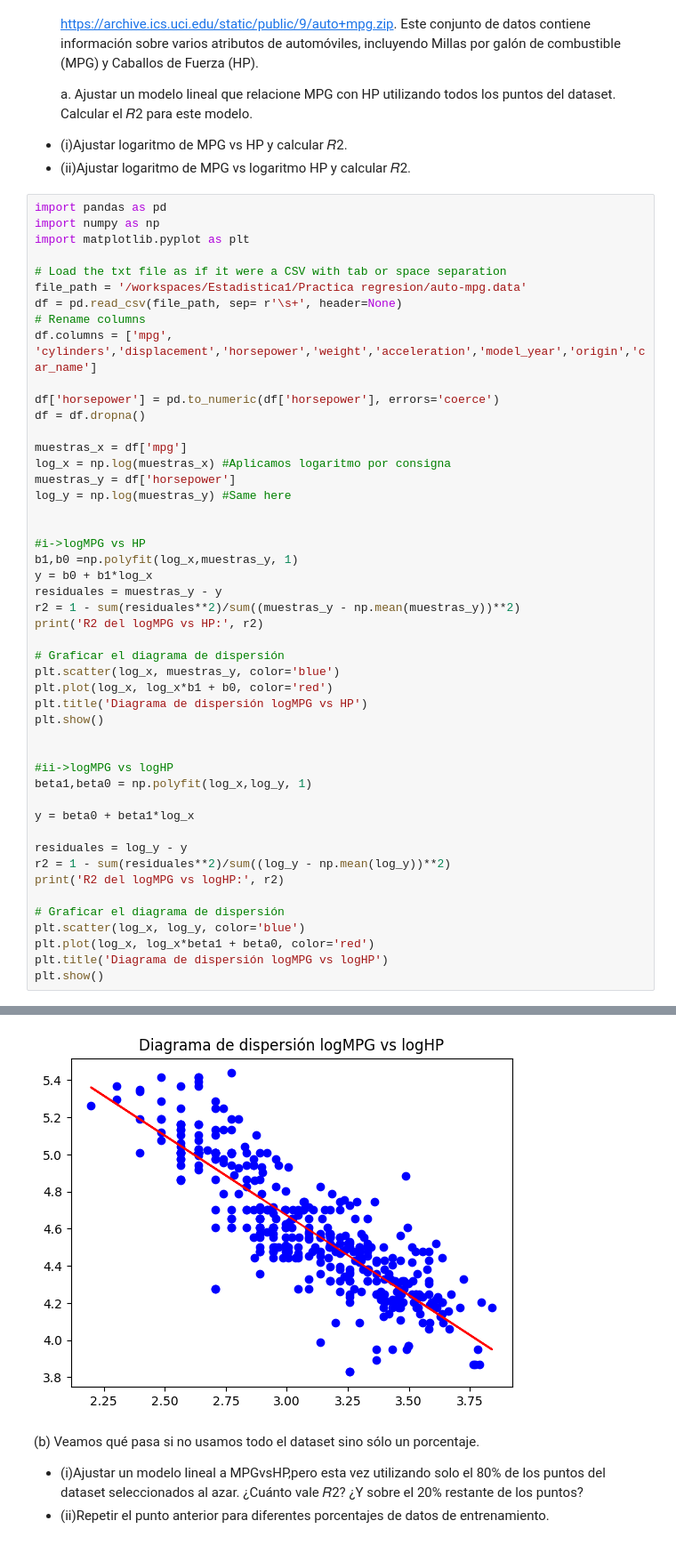
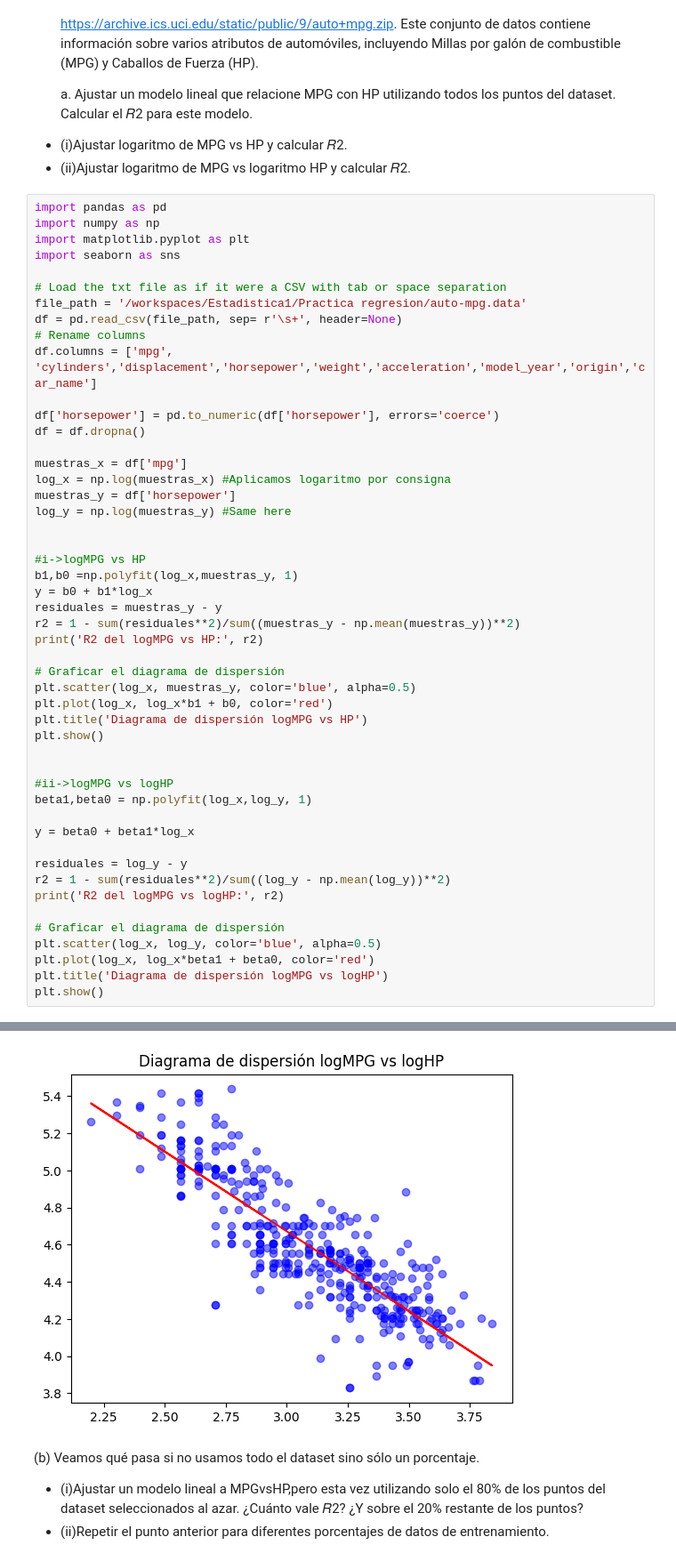
Before and after one commit to solcrespi05/Estadistica1, a Jupyter notebook: Practica regresion/ej_4_y_5.ipynb, the cells around one changed output, grey strips where cells are left out. Shown: that part at 89% size. Cells and saved outputs as stored; diff of their text form.

```diff
--- a/Practica regresion/ej_4_y_5.ipynb
+++ b/Practica regresion/ej_4_y_5.ipynb
@@ -13,6 +13,7 @@ y Caballos de Fuerza (HP).
 import pandas as pd
 import numpy as np
 import matplotlib.pyplot as plt
+import seaborn as sns
 
 # Load the txt file as if it were a CSV with tab or space separation
 file_path = '/workspaces/Estadistica1/Practica regresion/auto-mpg.data'
@@ -37,7 +38,7 @@ r2 = 1 - sum(residuales**2)/sum((muestras_y - np.mean(muestras_y))**2)
 print('R2 del logMPG vs HP:', r2)
 
 # Graficar el diagrama de dispersión
-plt.scatter(log_x, muestras_y, color='blue')
+plt.scatter(log_x, muestras_y, color='blue', alpha=0.5)
 plt.plot(log_x, log_x*b1 + b0, color='red')
 plt.title('Diagrama de dispersión logMPG vs HP')
 plt.show()
@@ -53,7 +54,7 @@ r2 = 1 - sum(residuales**2)/sum((log_y - np.mean(log_y))**2)
 print('R2 del logMPG vs logHP:', r2)
 
 # Graficar el diagrama de dispersión
-plt.scatter(log_x, log_y, color='blue')
+plt.scatter(log_x, log_y, color='blue', alpha=0.5)
 plt.plot(log_x, log_x*beta1 + beta0, color='red')
 plt.title('Diagrama de dispersión logMPG vs logHP')
 plt.show()
@@ -63,5 +64,5 @@ R2 del logMPG vs HP: 0.6891575108068901
 R2 del logMPG vs logHP: 0.722696751235987
-[figure, old version]
+[figure, new version]
 # %% [markdown]
 (b) Veamos qué pasa si no usamos todo el dataset sino sólo un porcentaje.
 - (i)Ajustar un modelo lineal a MPGvsHP,pero esta vez utilizando solo el 80% de los puntos del dataset seleccionados al azar. ¿Cuánto vale 𝑅2? ¿Y sobre el 20% restante de los puntos?
```
Also changed, not shown: parts of 6 cells of this notebook.
